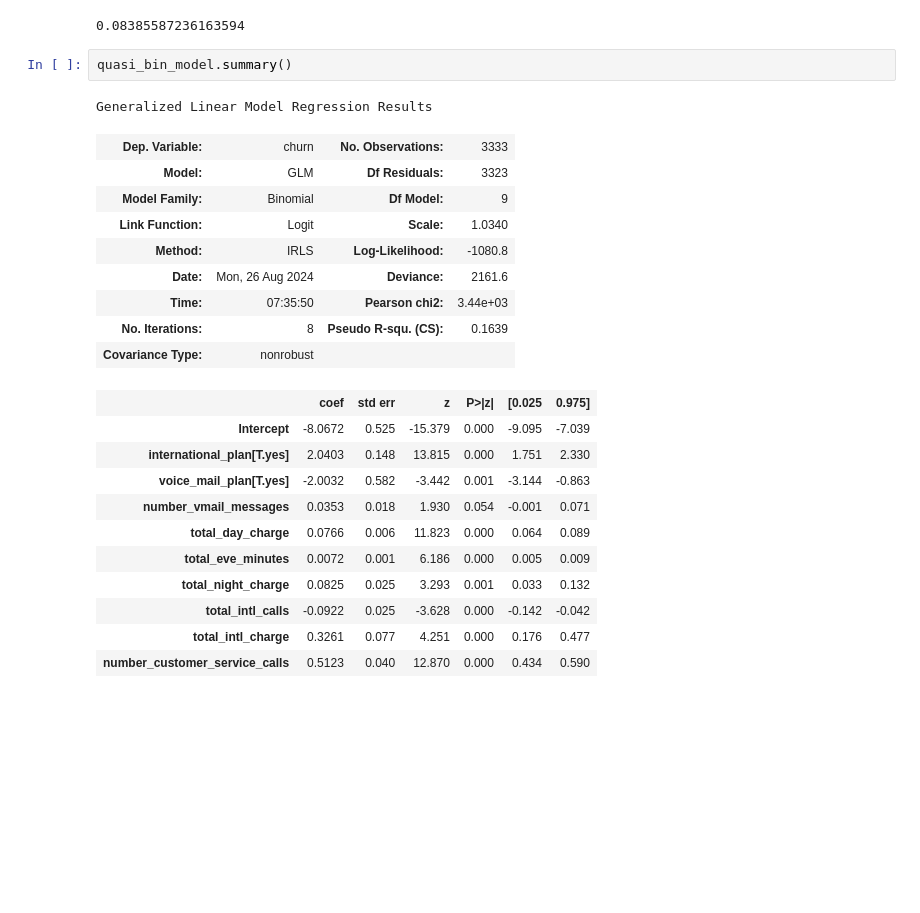
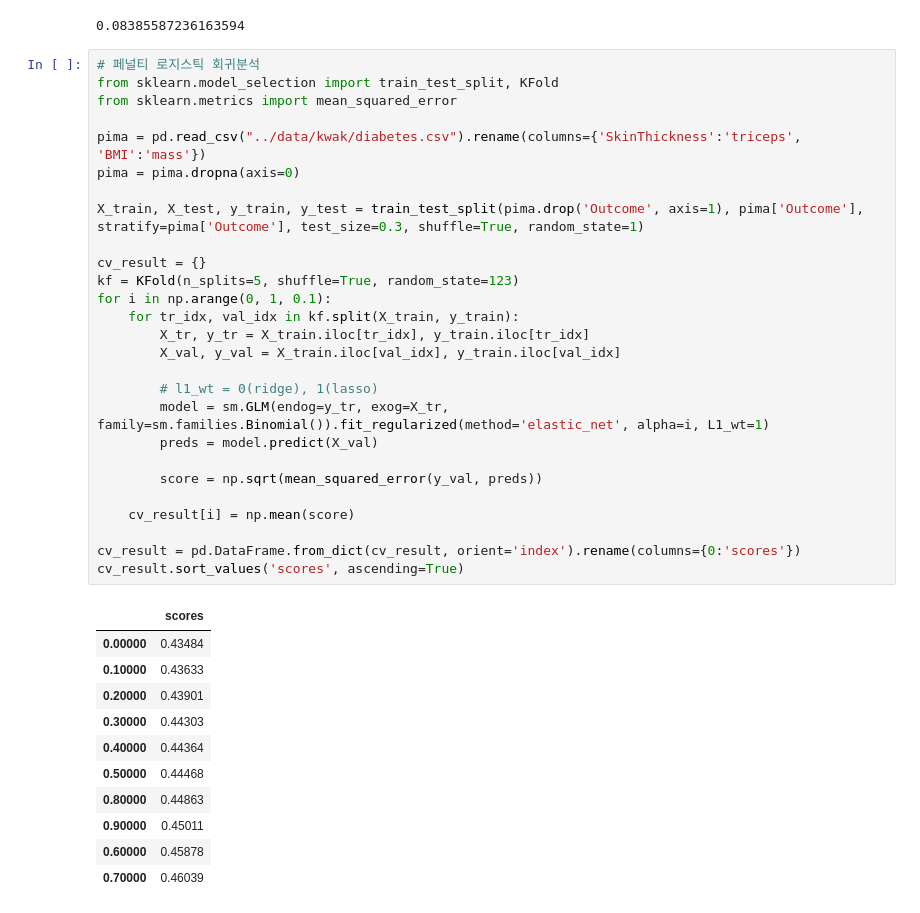
Before and after one commit to klee30810/ADP-study, a Jupyter notebook: stats/kwak/Chap 08. 로지스틱회귀분석과 포아송 회귀분석.ipynb, the cells around one changed output. Saved outputs shown, nothing was run; the diff lists cells and outputs as text; blank space fills up the shorter version.

Commit message:
kwak penalty log reg update

```diff
--- a/stats/kwak/Chap 08. 로지스틱회귀분석과 포아송 회귀분석.ipynb
+++ b/stats/kwak/Chap 08. 로지스틱회귀분석과 포아송 회귀분석.ipynb
@@ -245,27 +248,42 @@ quasi_bin_model = smf.glm(formula = 'churn ~ international_plan + voice_mail_pla
 1-stats.chi2.cdf(quasi_bin_model.scale * new_model.df_resid, new_model.df_resid)
 # %% [output]
 0.08385587236163594
-# %%
-quasi_bin_model.summary()
-# %% [output]
-Generalized Linear Model Regression Results
-| Dep. Variable: | churn | No. Observations: | 3333 |
-| Model: | GLM | Df Residuals: | 3323 |
-| Model Family: | Binomial | Df Model: | 9 |
-| Link Function: | Logit | Scale: | 1.0340 |
-| Method: | IRLS | Log-Likelihood: | -1080.8 |
-| Date: | Mon, 26 Aug 2024 | Deviance: | 2161.6 |
-| Time: | 07:35:50 | Pearson chi2: | 3.44e+03 |
-| No. Iterations: | 8 | Pseudo R-squ. (CS): | 0.1639 |
-| Covariance Type: | nonrobust |  |  |
-|  | coef | std err | z | P>|z| | [0.025 | 0.975] |
-| Intercept | -8.0672 | 0.525 | -15.379 | 0.000 | -9.095 | -7.039 |
-| international_plan[T.yes] | 2.0403 | 0.148 | 13.815 | 0.000 | 1.751 | 2.330 |
-| voice_mail_plan[T.yes] | -2.0032 | 0.582 | -3.442 | 0.001 | -3.144 | -0.863 |
-| number_vmail_messages | 0.0353 | 0.018 | 1.930 | 0.054 | -0.001 | 0.071 |
-| total_day_charge | 0.0766 | 0.006 | 11.823 | 0.000 | 0.064 | 0.089 |
-| total_eve_minutes | 0.0072 | 0.001 | 6.186 | 0.000 | 0.005 | 0.009 |
-| total_night_charge | 0.0825 | 0.025 | 3.293 | 0.001 | 0.033 | 0.132 |
-| total_intl_calls | -0.0922 | 0.025 | -3.628 | 0.000 | -0.142 | -0.042 |
-| total_intl_charge | 0.3261 | 0.077 | 4.251 | 0.000 | 0.176 | 0.477 |
-| number_customer_service_calls | 0.5123 | 0.040 | 12.870 | 0.000 | 0.434 | 0.590 |
+# %%
+# 페널티 로지스틱 회귀분석
+from sklearn.model_selection import train_test_split, KFold
+from sklearn.metrics import mean_squared_error
+
+pima = pd.read_csv("../data/kwak/diabetes.csv").rename(columns={'SkinThickness':'triceps', 'BMI':'mass'})
+pima = pima.dropna(axis=0)
+
+X_train, X_test, y_train, y_test = train_test_split(pima.drop('Outcome', axis=1), pima['Outcome'], stratify=pima['Outcome'], test_size=0.3, shuffle=True, random_state=1)
+
+cv_result = {}
+kf = KFold(n_splits=5, shuffle=True, random_state=123)
+for i in np.arange(0, 1, 0.1):
+    for tr_idx, val_idx in kf.split(X_train, y_train):
+        X_tr, y_tr = X_train.iloc[tr_idx], y_train.iloc[tr_idx]
+        X_val, y_val = X_train.iloc[val_idx], y_train.iloc[val_idx]
+
+        # l1_wt = 0(ridge), 1(lasso)
+        model = sm.GLM(endog=y_tr, exog=X_tr, family=sm.families.Binomial()).fit_regularized(method='elastic_net', alpha=i, L1_wt=1)
+        preds = model.predict(X_val)
+
+        score = np.sqrt(mean_squared_error(y_val, preds))
+
+    cv_result[i] = np.mean(score)
+
+cv_result = pd.DataFrame.from_dict(cv_result, orient='index').rename(columns={0:'scores'})
+cv_result.sort_values('scores', ascending=True)
+# %% [output]
+|  | scores |
+| 0.00000 | 0.43484 |
+| 0.10000 | 0.43633 |
+| 0.20000 | 0.43901 |
+| 0.30000 | 0.44303 |
+| 0.40000 | 0.44364 |
+| 0.50000 | 0.44468 |
+| 0.80000 | 0.44863 |
+| 0.90000 | 0.45011 |
+| 0.60000 | 0.45878 |
+| 0.70000 | 0.46039 |
```
Also changed, not shown: parts of 3 cells of this notebook.
